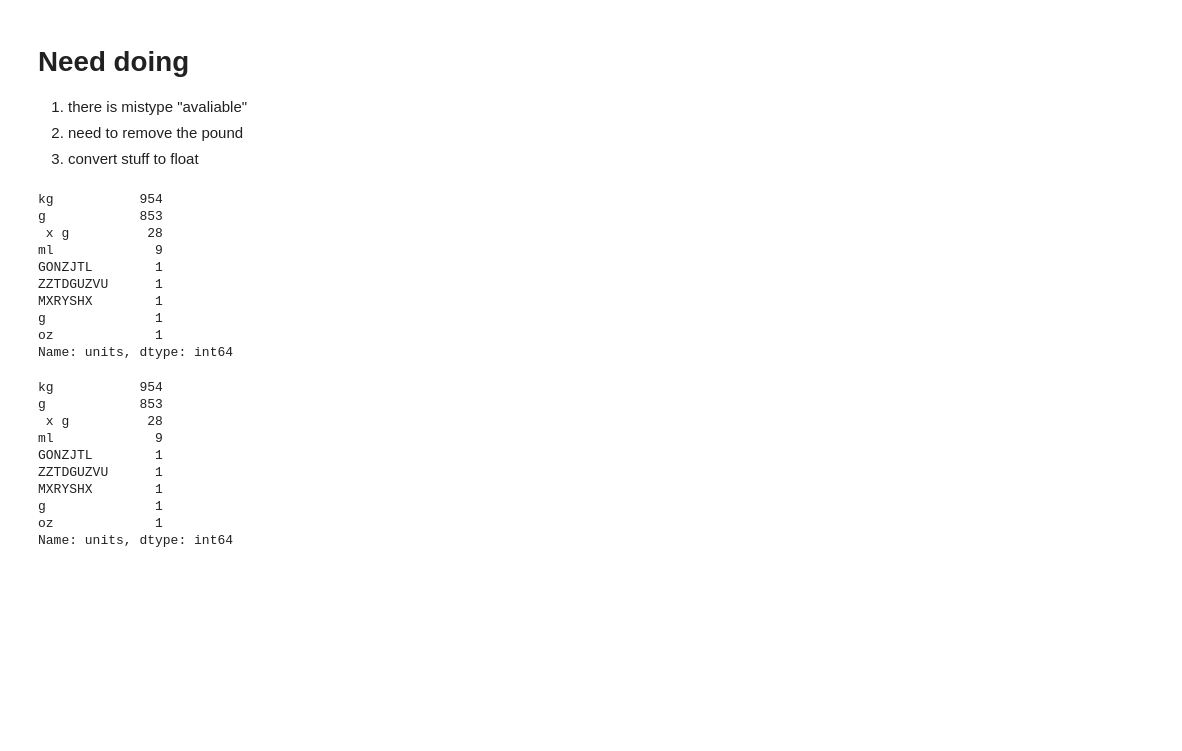
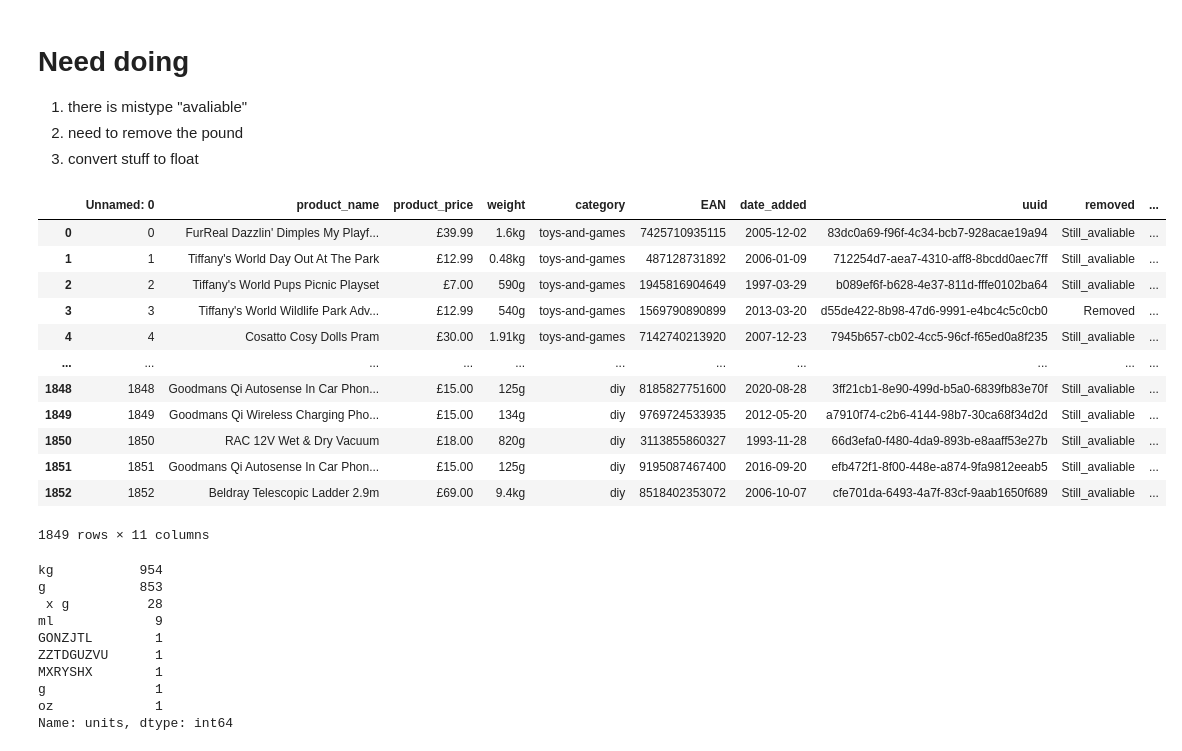
Before and after one commit to SaveSavio/multinational-retail-data-centralisation, a Jupyter notebook: Product_data_cleaning.ipynb, the cells around one changed output. Cells and saved outputs as stored; diff of their text form; code cells hidden in the pictures; blank space fills up the shorter version.

Commit message:
data cleaning methods for products completed and tested OK

```diff
--- a/Product_data_cleaning.ipynb
+++ b/Product_data_cleaning.ipynb
@@ -117,19 +117,31 @@ Develop the method to clean up the weight column and remove all excess character
 3. convert stuff to float
 # %%
 # create a column that contains the units of the weight column
-df['units'] = df['weight'].str.replace('\d+', '', regex=True).str.replace('.', '', regex=True)
-df['units'].value_counts()
+import numpy as np
+dfc = df.copy()
+#mask = df['weight'].notnull()
+#coldfumn_values = df['weight'].str.replace('\d+', '', regex=True).str.replace('.', '', regex=True)
+dfc['units'] = df['weight'].str.replace('\d+', '', regex=True).str.replace('.', '', regex=True)
+#df['units'].value_counts()
+
+# Convert column 'A' to float type using .loc
+#df_clean.loc[:, 'A'] = df_clean['A'].astype(float)
-# %% [output]
-kg           954
-g            853
- x g          28
-ml             9
-GONZJTL        1
-ZZTDGUZVU      1
-MXRYSHX        1
-g              1
-oz             1
-Name: units, dtype: int64
+# %%
+dfc
+# %% [output]
+|  | Unnamed: 0 | product_name | product_price | weight | category | EAN | date_added | uuid | removed | ... |
+| 0 | 0 | FurReal Dazzlin' Dimples My Playf... | £39.99 | 1.6kg | toys-and-games | 7425710935115 | 2005-12-02 | 83dc0a69-f96f-4c34-bcb7-928acae19a94 | Still_avaliable | ... |
+| 1 | 1 | Tiffany's World Day Out At The Park | £12.99 | 0.48kg | toys-and-games | 487128731892 | 2006-01-09 | 712254d7-aea7-4310-aff8-8bcdd0aec7ff | Still_avaliable | ... |
+| 2 | 2 | Tiffany's World Pups Picnic Playset | £7.00 | 590g | toys-and-games | 1945816904649 | 1997-03-29 | b089ef6f-b628-4e37-811d-fffe0102ba64 | Still_avaliable | ... |
+| 3 | 3 | Tiffany's World Wildlife Park Adv... | £12.99 | 540g | toys-and-games | 1569790890899 | 2013-03-20 | d55de422-8b98-47d6-9991-e4bc4c5c0cb0 | Removed | ... |
+| 4 | 4 | Cosatto Cosy Dolls Pram | £30.00 | 1.91kg | toys-and-games | 7142740213920 | 2007-12-23 | 7945b657-cb02-4cc5-96cf-f65ed0a8f235 | Still_avaliable | ... |
+| ... | ... | ... | ... | ... | ... | ... | ... | ... | ... | ... |
+| 1848 | 1848 | Goodmans Qi Autosense In Car Phon... | £15.00 | 125g | diy | 8185827751600 | 2020-08-28 | 3ff21cb1-8e90-499d-b5a0-6839fb83e70f | Still_avaliable | ... |
+| 1849 | 1849 | Goodmans Qi Wireless Charging Pho... | £15.00 | 134g | diy | 9769724533935 | 2012-05-20 | a7910f74-c2b6-4144-98b7-30ca68f34d2d | Still_avaliable | ... |
+| 1850 | 1850 | RAC 12V Wet & Dry Vacuum | £18.00 | 820g | diy | 3113855860327 | 1993-11-28 | 66d3efa0-f480-4da9-893b-e8aaff53e27b | Still_avaliable | ... |
+| 1851 | 1851 | Goodmans Qi Autosense In Car Phon... | £15.00 | 125g | diy | 9195087467400 | 2016-09-20 | efb472f1-8f00-448e-a874-9fa9812eeab5 | Still_avaliable | ... |
+| 1852 | 1852 | Beldray Telescopic Ladder 2.9m | £69.00 | 9.4kg | diy | 8518402353072 | 2006-10-07 | cfe701da-6493-4a7f-83cf-9aab1650f689 | Still_avaliable | ... |
+1849 rows × 11 columns
 # %%
 # I give it a try anyway I cannot apply this method because of the columns like 12 x 80g
 # for those columns I have to separate the grams from the number of items then multiply them together
```
Also changed, not shown: parts of 16 cells of this notebook, 2 other files.
